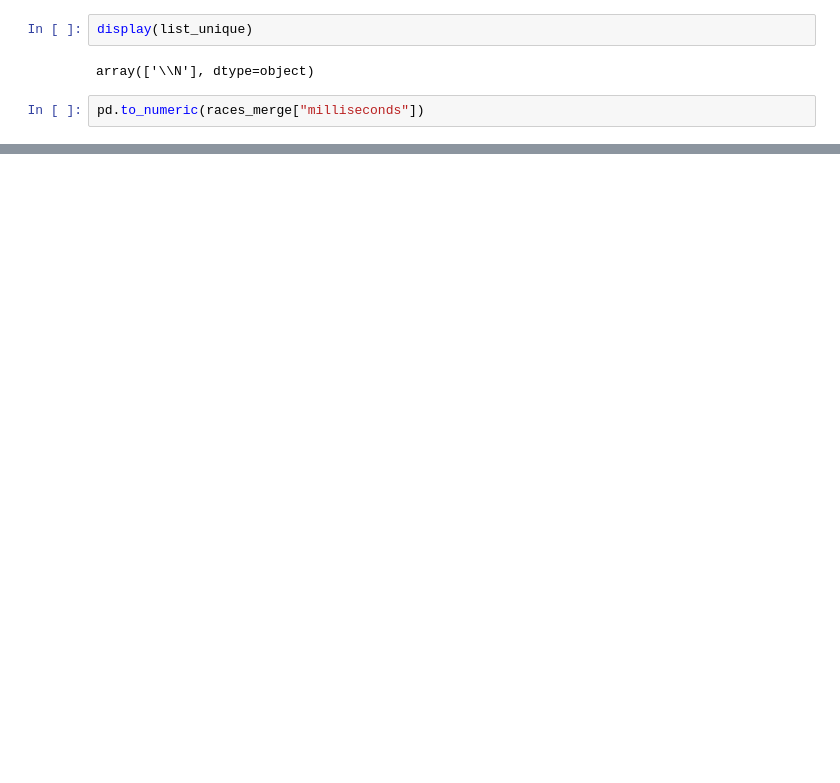
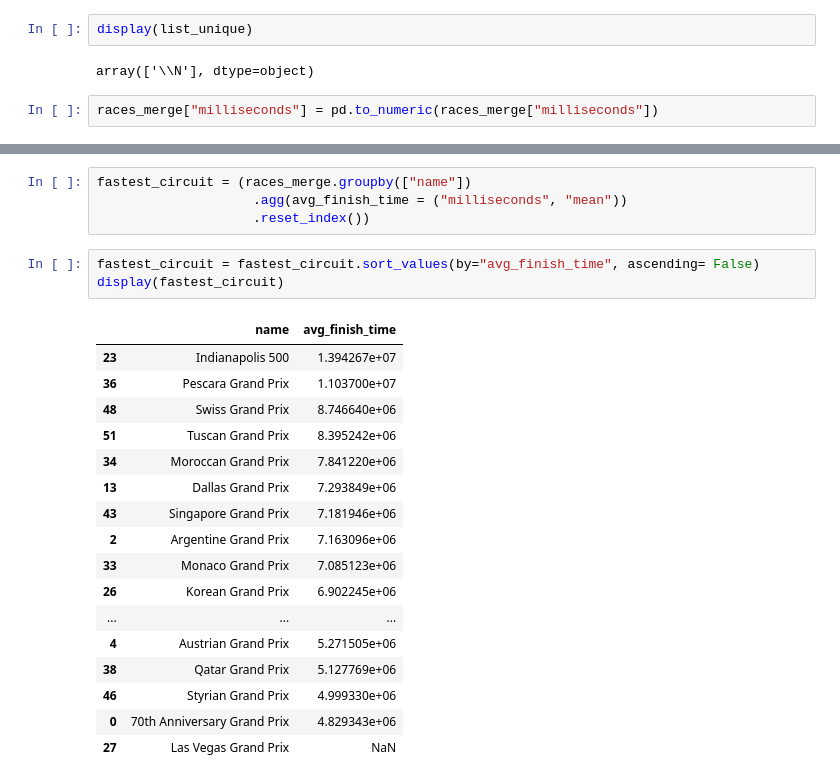
Before and after one commit to JonWang113/qtm151_fall_2023, a Jupyter notebook: final_project/Formula1-DatasetFull/Final_Report.ipynb, the cells around one changed output, grey strips where cells are left out. Cells and saved outputs as stored; diff of their text form; blank space fills up the shorter version.

```diff
--- a/final_project/Formula1-DatasetFull/Final_Report.ipynb
+++ b/final_project/Formula1-DatasetFull/Final_Report.ipynb
@@ -112,4 +108,4 @@ display(list_unique)
 # %% [output]
 array(['\\N'], dtype=object)
 # %%
-pd.to_numeric(races_merge["milliseconds"])
+races_merge["milliseconds"] = pd.to_numeric(races_merge["milliseconds"])
@@ -136,0 +120,25 @@ Summarize findings: what you learn from the data
+# %%
+fastest_circuit = (races_merge.groupby(["name"])
+                    .agg(avg_finish_time = ("milliseconds", "mean"))
+                    .reset_index())
+# %%
+fastest_circuit = fastest_circuit.sort_values(by="avg_finish_time", ascending= False)
+display(fastest_circuit)
+# %% [output]
+|  | name | avg_finish_time |
+| 23 | Indianapolis 500 | 1.394267e+07 |
+| 36 | Pescara Grand Prix | 1.103700e+07 |
+| 48 | Swiss Grand Prix | 8.746640e+06 |
+| 51 | Tuscan Grand Prix | 8.395242e+06 |
+| 34 | Moroccan Grand Prix | 7.841220e+06 |
+| 13 | Dallas Grand Prix | 7.293849e+06 |
+| 43 | Singapore Grand Prix | 7.181946e+06 |
+| 2 | Argentine Grand Prix | 7.163096e+06 |
+| 33 | Monaco Grand Prix | 7.085123e+06 |
+| 26 | Korean Grand Prix | 6.902245e+06 |
+| ... | ... | ... |
+| 4 | Austrian Grand Prix | 5.271505e+06 |
+| 38 | Qatar Grand Prix | 5.127769e+06 |
+| 46 | Styrian Grand Prix | 4.999330e+06 |
+| 0 | 70th Anniversary Grand Prix | 4.829343e+06 |
+| 27 | Las Vegas Grand Prix | NaN |
```
Also changed, not shown: parts of 20 cells of this notebook, 1 other file.
